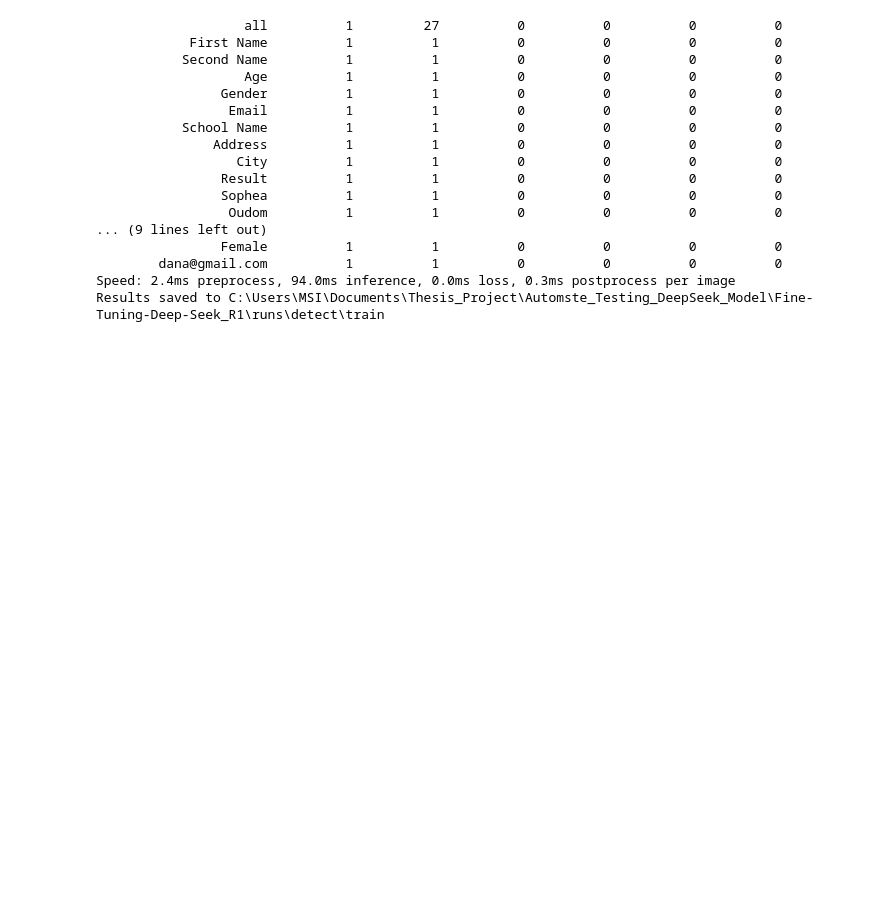
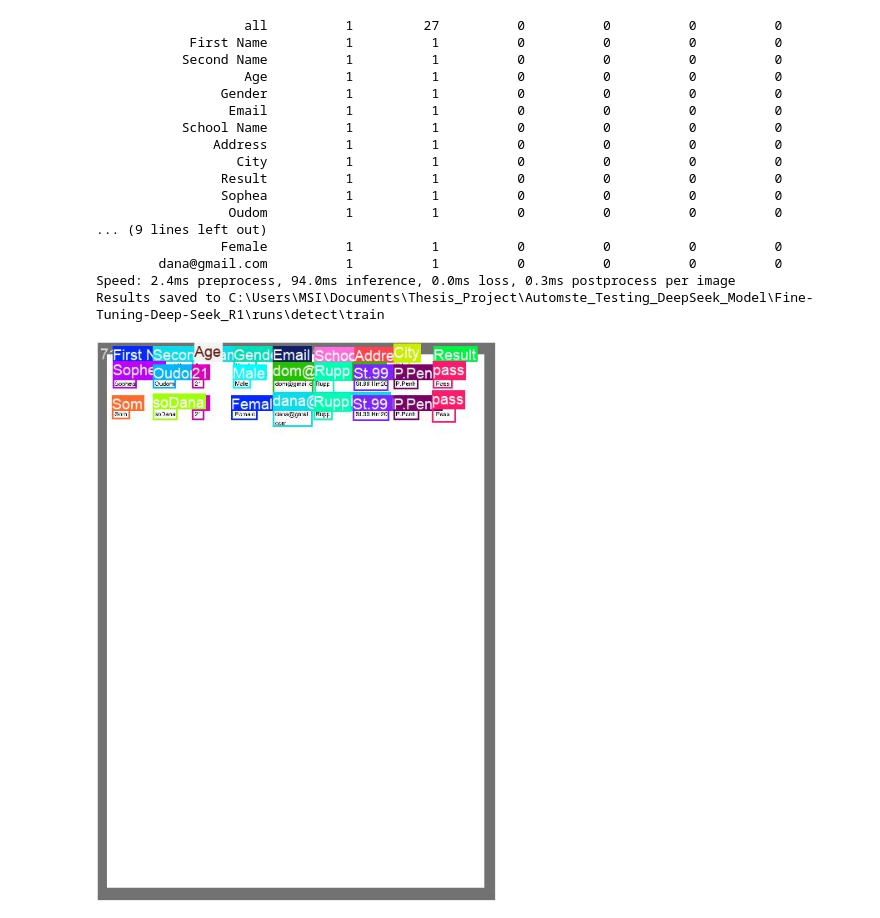
Before and after one commit to JackyDOM/Thesis_Project_FInal, a Jupyter notebook: Object_Detection.ipynb, the cells around one changed output. Drawn from its saved outputs; the diff is of its cells as text; code cells hidden in the pictures; blank space fills up the shorter version.

```diff
--- a/Object_Detection.ipynb
+++ b/Object_Detection.ipynb
@@ -82,3 +82,15 @@ YOLOv8n summary (fused): 72 layers, 3,009,938 parameters, 0 gradients, 8.1 GFLOP
         dana@gmail.com          1          1          0          0          0          0
 Speed: 2.4ms preprocess, 94.0ms inference, 0.0ms loss, 0.3ms postprocess per image
 Results saved to C:\Users\MSI\Documents\Thesis_Project\Automste_Testing_DeepSeek_Model\Fine-Tuning-Deep-Seek_R1\runs\detect\train
+# %%
+import os
+from IPython.display import Image, display
+
+# Update this path depending on your actual run folder
+image_path = 'runs/detect/train/val_batch0_labels.jpg'
+if os.path.exists(image_path):
+    display(Image(filename=image_path))
+else:
+    print("results.png not found.")
+# %% [output]
+[figure, added]
```
Also changed, not shown: 6 other files.
